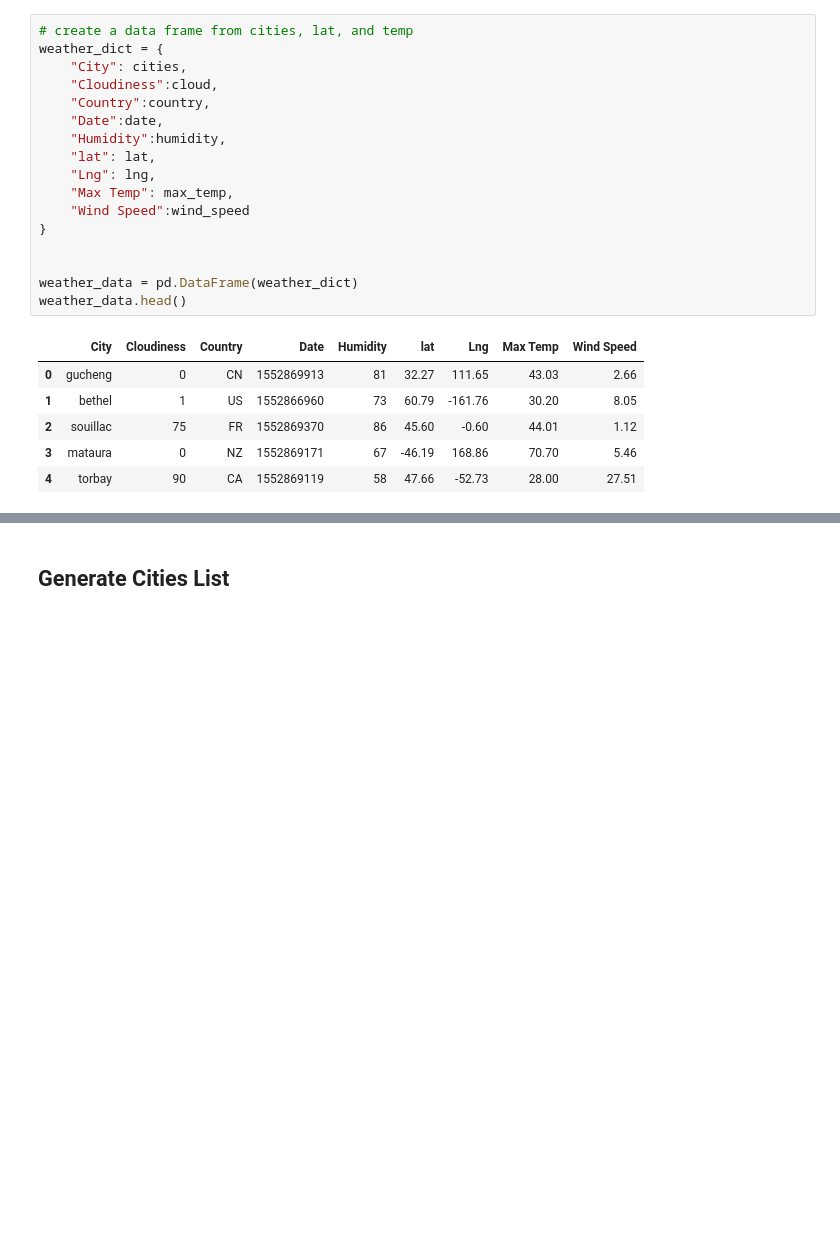
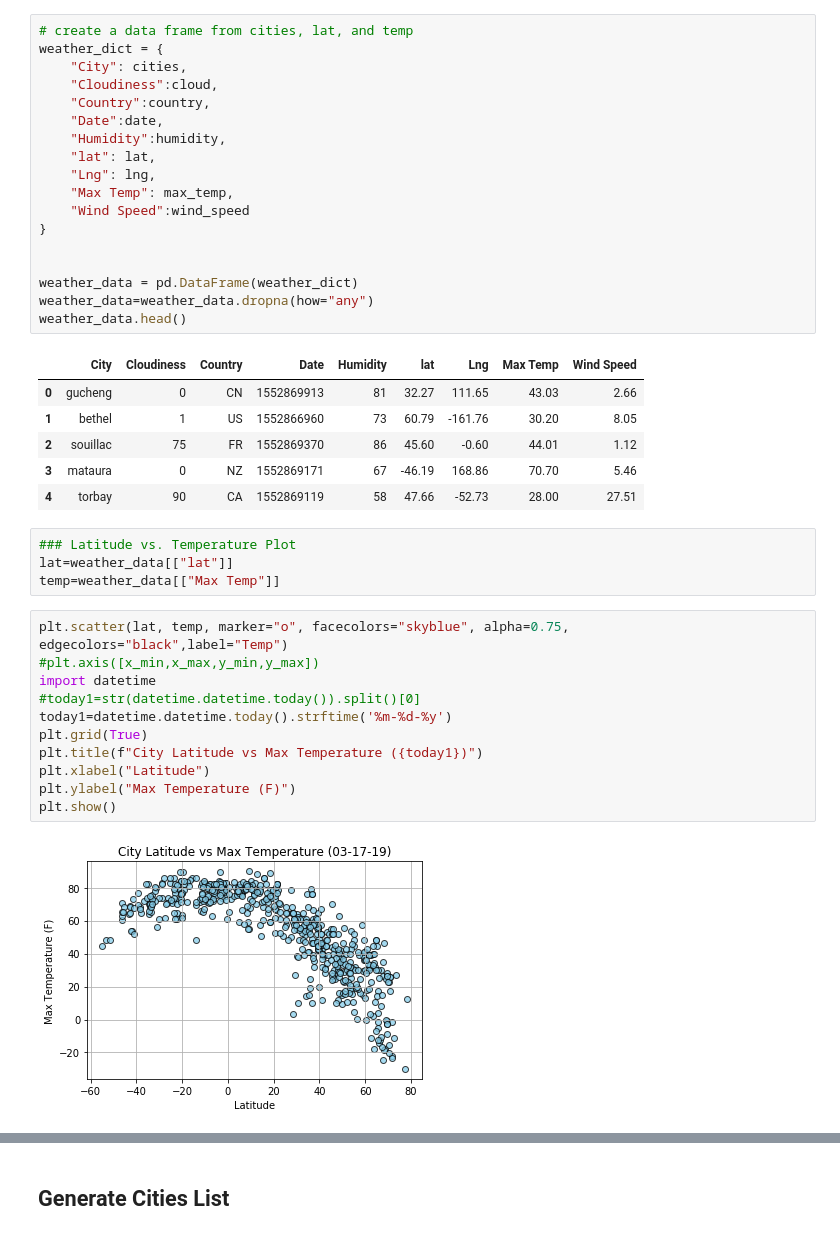
Before and after one commit to obaid8712/World-Climate-Project, a Jupyter notebook: Climate_code/WeatherPy.ipynb, the cells around one changed output, grey strips where cells are left out. Saved outputs shown, nothing was run; the diff lists cells and outputs as text; blank space fills up the shorter version.

Commit message:
Lat Vs Max Temp Scatter

```diff
--- a/Climate_code/WeatherPy.ipynb
+++ b/Climate_code/WeatherPy.ipynb
@@ -173,6 +173,7 @@ weather_dict = {
 
 
 weather_data = pd.DataFrame(weather_dict)
+weather_data=weather_data.dropna(how="any")
 weather_data.head()
 # %% [output]
 |  | City | Cloudiness | Country | Date | Humidity | lat | Lng | Max Temp | Wind Speed |
@@ -181,3 +182,20 @@ weather_data.head()
 | 2 | souillac | 75 | FR | 1552869370 | 86 | 45.60 | -0.60 | 44.01 | 1.12 |
 | 3 | mataura | 0 | NZ | 1552869171 | 67 | -46.19 | 168.86 | 70.70 | 5.46 |
 | 4 | torbay | 90 | CA | 1552869119 | 58 | 47.66 | -52.73 | 28.00 | 27.51 |
+# %%
+### Latitude vs. Temperature Plot
+lat=weather_data[["lat"]]
+temp=weather_data[["Max Temp"]]
+# %%
+plt.scatter(lat, temp, marker="o", facecolors="skyblue", alpha=0.75, edgecolors="black",label="Temp")
+#plt.axis([x_min,x_max,y_min,y_max])
+import datetime
+#today1=str(datetime.datetime.today()).split()[0]
+today1=datetime.datetime.today().strftime('%m-%d-%y')
+plt.grid(True)
+plt.title(f"City Latitude vs Max Temperature ({today1})")
+plt.xlabel("Latitude")
+plt.ylabel("Max Temperature (F)")
+plt.show()
+# %% [output]
+[figure, added]
```
Also changed, not shown: parts of 2 cells of this notebook.
